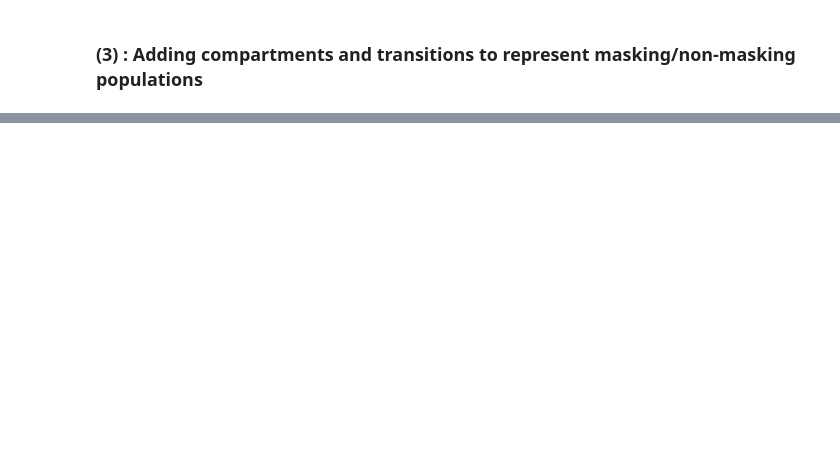
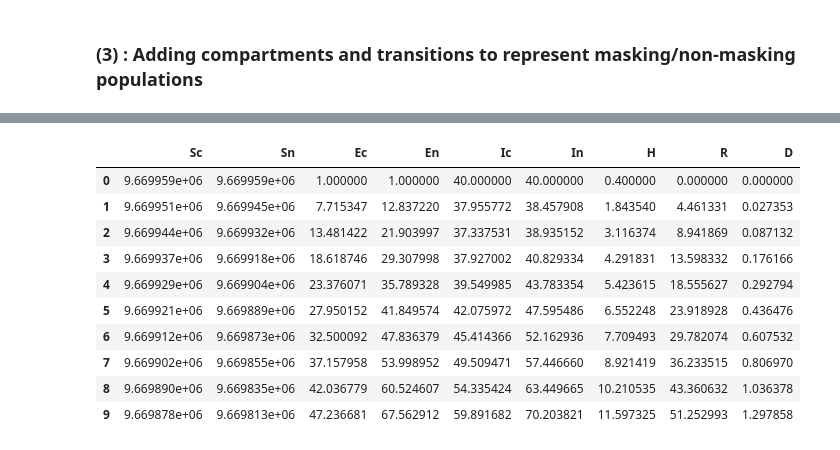
Before and after one commit to ml4ai/funman, a Jupyter notebook: notebooks/SEIRHD-sim.ipynb, the cells around one changed output, grey strips where cells are left out. Cells and saved outputs as stored; diff of their text form; code cells hidden in the pictures; blank space fills up the shorter version.

```diff
--- a/notebooks/SEIRHD-sim.ipynb
+++ b/notebooks/SEIRHD-sim.ipynb
@@ -309,27 +294,27 @@ print(np.argmax(D))
 # %% [markdown]
 ### (3) : Adding compartments and transitions to represent masking/non-masking populations
 # %%
-def SEIHRD_compliance_model(y, t, beta, r_EI, p_EI, r_IR, p_IR, r_IH, p_IH, r_HR, p_HR, r_HD, p_HD, N):
+def SEIHRD_compliance_model(y, t, beta, r_EI, p_EI, r_IR, p_IR, r_IH, p_IH, r_HR, p_HR, r_HD, p_HD, N, c_m_0, eps_m_0, c_m_1, eps_m_1, c_m_2, eps_m_2, c_m_3, eps_m_3, p_NCC, p_CNC):
     Sc, Sn, Ec, En, Ic, In, H, R, D = y
-    dScdt = -I_compliant*S_compliant*beta*(-c_m_0*eps_m_0 + 1)/N - I_noncompliant*S_compliant*beta*(-c_m_1*eps_m_1 + 1)/N + S_noncompliant*p_noncompliant_compliant - S_noncompliant*p_noncompliant_compliant
-    dSndt = -I_noncompliant*S_noncompliant*beta*(-c_m_2*eps_m_2 + 1)/N - I_compliant*S_noncompliant*beta*(-c_m_3*eps_m_3 + 1)/N - S_noncompliant*p_noncompliant_compliant + S_noncompliant*p_noncompliant_compliant
-    dEcdt = I_compliant*S_compliant*beta*(-c_m_0*eps_m_0 + 1)/N + I_noncompliant*S_compliant*beta*(-c_m_1*eps_m_1 + 1)/N - E_compliant*r_E_to_I + E_noncompliant*p_noncompliant_compliant - E_compliant*p_compliant_noncompliant
-    dEndt = I_noncompliant*S_noncompliant*beta*(-c_m_2*eps_m_2 + 1)/N + I_compliant*S_noncompliant*beta*(-c_m_3*eps_m_3 + 1)/N - E_noncompliant*r_E_to_I - E_noncompliant*p_noncompliant_compliant + E_compliant*p_compliant_noncompliant
-    dIcdt = E_compliant*r_E_to_I - I_compliant*p_I_to_R*r_I_to_R - I_compliant*p_I_to_H*r_I_to_H + I_noncompliant*p_noncompliant_compliant - I_compliant*p_compliant_noncompliant
-    dIndt = E_noncompliant*r_E_to_I - I_noncompliant*p_I_to_R*r_I_to_R - I_noncompliant*p_I_to_H*r_I_to_H - I_noncompliant*p_noncompliant_compliant + I_compliant*p_compliant_noncompliant
-    dHdt = I_compliant*p_I_to_H*r_I_to_H + I_noncompliant*p_I_to_H*r_I_to_H - H*p_H_to_R*r_H_to_R - H*p_H_to_D*r_H_to_D
-    dRdt = I_compliant*p_I_to_R*r_I_to_R + I_noncompliant*p_I_to_R*r_I_to_R + H*p_H_to_R*r_H_to_R
-    dDdt = H*r_HD(t)*p_HD(t) + H*p_H_to_D*r_H_to_D
+    dScdt = (-Ic*Sc*beta(t)*(-c_m_0(t)*eps_m_0(t) + 1))/N(t) - In*Sc*beta(t)*(-c_m_1(t)*eps_m_1(t) + 1)/N(t) + Sn*p_NCC(t) - Sn*p_NCC(t)
+    dSndt = (-In*Sn*beta(t)*(-c_m_2(t)*eps_m_2(t) + 1))/N(t) - Ic*Sn*beta(t)*(-c_m_3(t)*eps_m_3(t) + 1)/N(t) - Sn*p_NCC(t) + Sn*p_NCC(t)
+    dEcdt = (Ic*Sc*beta(t)*(-c_m_0(t)*eps_m_0(t) + 1))/N(t) + In*Sc*beta(t)*(-c_m_1(t)*eps_m_1(t) + 1)/N(t) - Ec*r_EI(t) + En*p_NCC(t) - Ec*p_CNC(t)
+    dEndt = (In*Sn*beta(t)*(-c_m_2(t)*eps_m_2(t) + 1))/N(t) + Ic*Sn*beta(t)*(-c_m_3(t)*eps_m_3(t) + 1)/N(t) - En*r_EI(t) - En*p_NCC(t) + Ec*p_CNC(t)
+    dIcdt = Ec*r_EI(t) - Ic*p_IR(t)*r_IR(t) - Ic*p_IH(t)*r_IH(t) + In*p_NCC(t) - Ic*p_CNC(t)
+    dIndt = En*r_EI(t) - In*p_IR(t)*r_IR(t) - In*p_IH(t)*r_IH(t) - In*p_NCC(t) + Ic*p_CNC(t)
+    dHdt = Ic*p_IH(t)*r_IH(t) + In*p_IH(t)*r_IH(t) - H*p_HR(t)*r_HR(t) - H*p_HD(t)*r_HD(t)
+    dRdt = Ic*p_IR(t)*r_IR(t) + In*p_IR(t)*r_IR(t) + H*p_HR(t)*r_HR(t)
+    dDdt = H*r_HD(t)*p_HD(t) + H*p_HD(t)*r_HD(t)
     return dScdt, dSndt, dEcdt, dEndt, dIcdt, dIndt, dHdt, dRdt, dDdt
 
 #  plot model
 def plotSEIHRD_compliance(t, Sc, Sn, Ec, En, Ic, In, H, R, D):
     f, ax = plt.subplots(1,1,figsize=(10,4))
-    ax.plot(t, Sc, 'r', alpha=0.7, linewidth=2, label='Susceptible compliant')
+    ax.plot(t, Sc, 'r+', alpha=0.7, linewidth=2, label='Susceptible compliant')
     ax.plot(t, Sn, 'r', alpha=0.7, linewidth=2, label='Susceptible noncompliant')
-    ax.plot(t, Ec, 'o', alpha=0.7, linewidth=2, label='Exposed compliant')
-    ax.plot(t, En, 'o', alpha=0.7, linewidth=2, label='Exposed noncompliant')
-    ax.plot(t, Ic, 'y', alpha=0.7, linewidth=2, label='Infected compliant')
+    ax.plot(t, Ec, 'orange', alpha=0.7, linewidth=2, label='Exposed compliant')
+    ax.plot(t, En, 'orange', alpha=0.7, linewidth=2,linestyle='--', label='Exposed noncompliant')
+    ax.plot(t, Ic, 'y+', alpha=0.7, linewidth=2, label='Infected compliant')
     ax.plot(t, In, 'y', alpha=0.7, linewidth=2, label='Infected noncompliant')
     ax.plot(t, H, 'g', alpha=0.7, linewidth=2, label='Hospitalized')
     ax.plot(t, R, 'b', alpha=0.7, linewidth=2, label='Recovered')
@@ -346,0 +386,18 @@ def plotSEIHRD_compliance(t, Sc, Sn, Ec, En, Ic, In, H, R, D):
+# %%
+pd.set_option('display.max_columns', None)
+pd.set_option('display.max_rows', None)
+
+df = pd.DataFrame(list(zip(Sc, Sn, Ec, En, Ic, In, H, R, D)), columns =['Sc', 'Sn', 'Ec', 'En', 'Ic', 'In', 'H', 'R', 'D'])
+df.head(10)
+# %% [output]
+|  | Sc | Sn | Ec | En | Ic | In | H | R | D |
+| 0 | 9.669959e+06 | 9.669959e+06 | 1.000000 | 1.000000 | 40.000000 | 40.000000 | 0.400000 | 0.000000 | 0.000000 |
+| 1 | 9.669951e+06 | 9.669945e+06 | 7.715347 | 12.837220 | 37.955772 | 38.457908 | 1.843540 | 4.461331 | 0.027353 |
+| 2 | 9.669944e+06 | 9.669932e+06 | 13.481422 | 21.903997 | 37.337531 | 38.935152 | 3.116374 | 8.941869 | 0.087132 |
+| 3 | 9.669937e+06 | 9.669918e+06 | 18.618746 | 29.307998 | 37.927002 | 40.829334 | 4.291831 | 13.598332 | 0.176166 |
+| 4 | 9.669929e+06 | 9.669904e+06 | 23.376071 | 35.789328 | 39.549985 | 43.783354 | 5.423615 | 18.555627 | 0.292794 |
+| 5 | 9.669921e+06 | 9.669889e+06 | 27.950152 | 41.849574 | 42.075972 | 47.595486 | 6.552248 | 23.918928 | 0.436476 |
+| 6 | 9.669912e+06 | 9.669873e+06 | 32.500092 | 47.836379 | 45.414366 | 52.162936 | 7.709493 | 29.782074 | 0.607532 |
+| 7 | 9.669902e+06 | 9.669855e+06 | 37.157958 | 53.998952 | 49.509471 | 57.446660 | 8.921419 | 36.233515 | 0.806970 |
+| 8 | 9.669890e+06 | 9.669835e+06 | 42.036779 | 60.524607 | 54.335424 | 63.449665 | 10.210535 | 43.360632 | 1.036378 |
+| 9 | 9.669878e+06 | 9.669813e+06 | 47.236681 | 67.562912 | 59.891682 | 70.203821 | 11.597325 | 51.252993 | 1.297858 |
```
Also changed, not shown: parts of 11 cells of this notebook, 1 other file.
